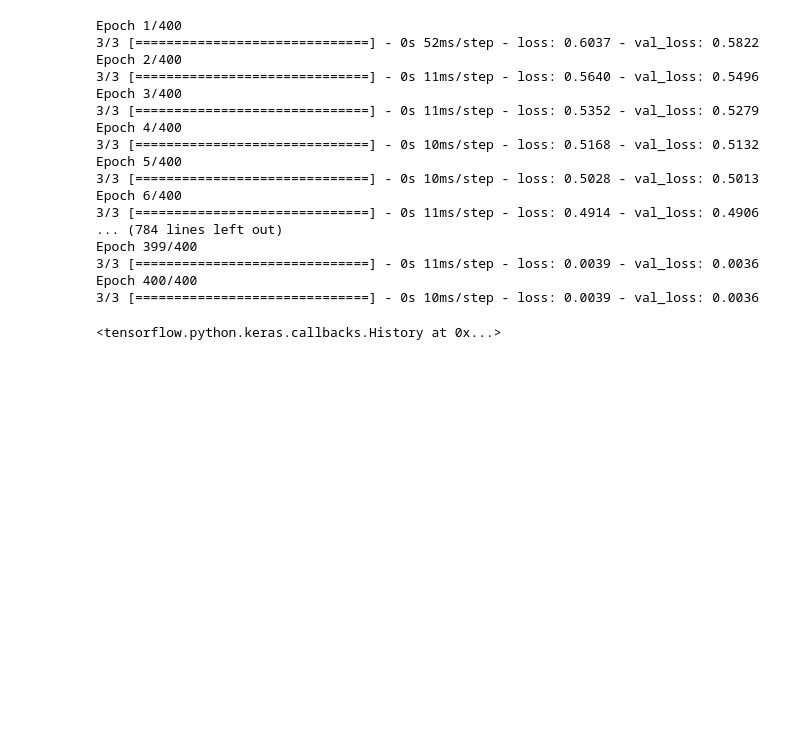
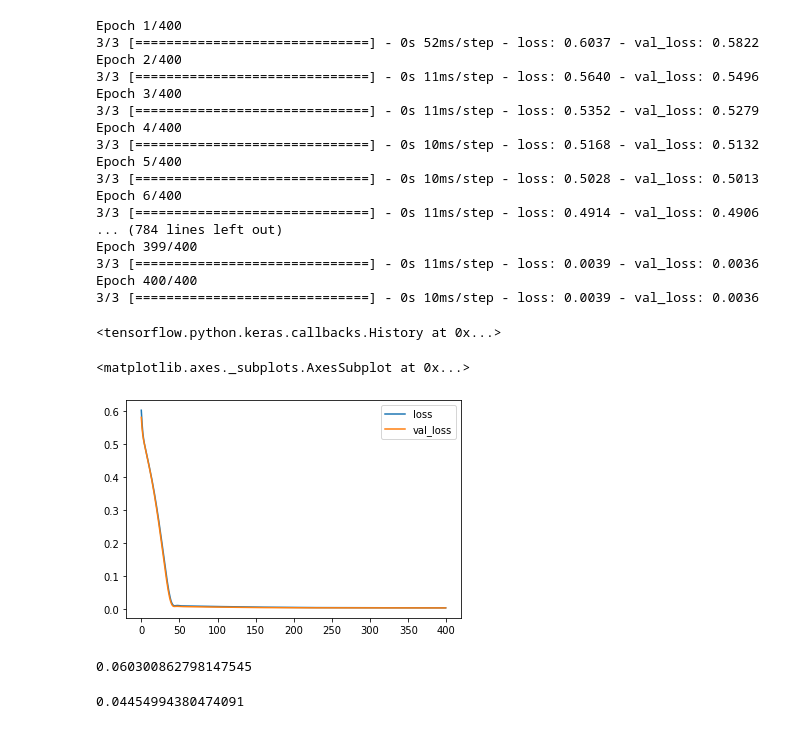
Before and after one commit to Keenal/Graduate-Admission, a Jupyter notebook: admissions.ipynb, the cells around one changed output. Saved outputs shown, nothing was run; the diff lists cells and outputs as text; code cells hidden in the pictures; blank space fills up the shorter version.

Commit message:
finish project, model gave lowest rmse

```diff
--- a/admissions.ipynb
+++ b/admissions.ipynb
@@ -149,3 +149,10 @@ Epoch 399/400
 Epoch 400/400
 3/3 [==============================] - 0s 10ms/step - loss: 0.0039 - val_loss: 0.0036
 <tensorflow.python.keras.callbacks.History at 0x...>
+# %%
+losses = pd.DataFrame(model.history.history)
+# %%
+losses.plot()
+# %% [output]
+<matplotlib.axes._subplots.AxesSubplot at 0x...>
+[figure, added]
@@ -151,0 +163,8 @@ Epoch 400/400
+# %%
+np.sqrt(mean_squared_error(y_test, predictions))
+# %% [output]
+0.060300862798147545
+# %%
+mean_absolute_error(y_test, predictions)
+# %% [output]
+0.04454994380474091
```
Also changed, not shown: parts of 11 cells of this notebook.
